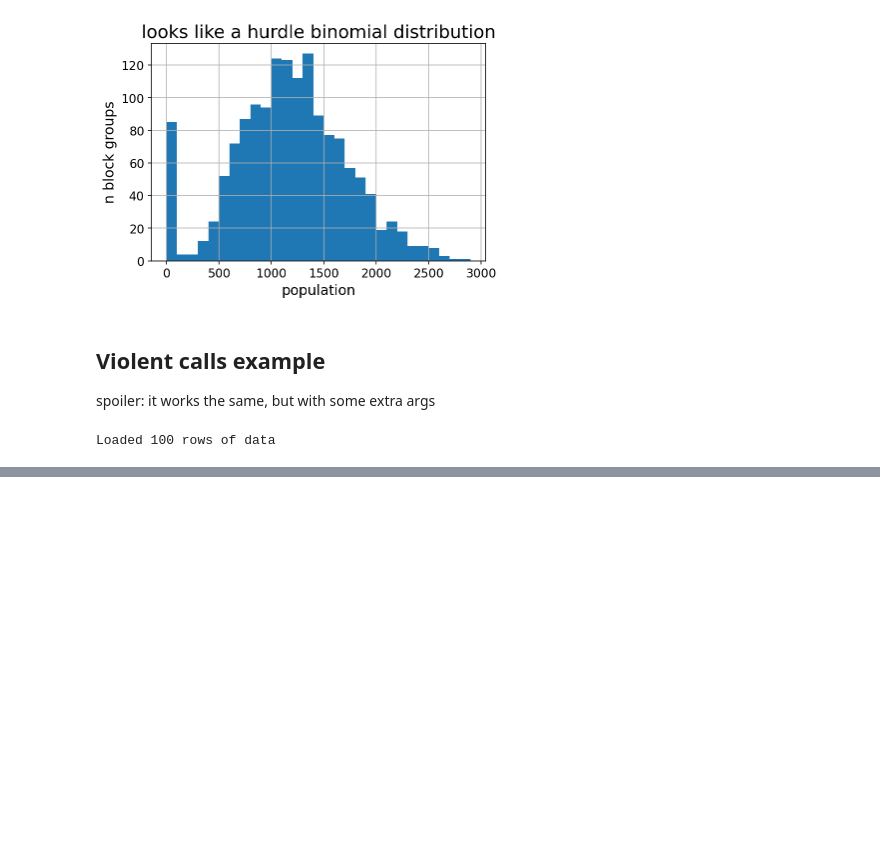
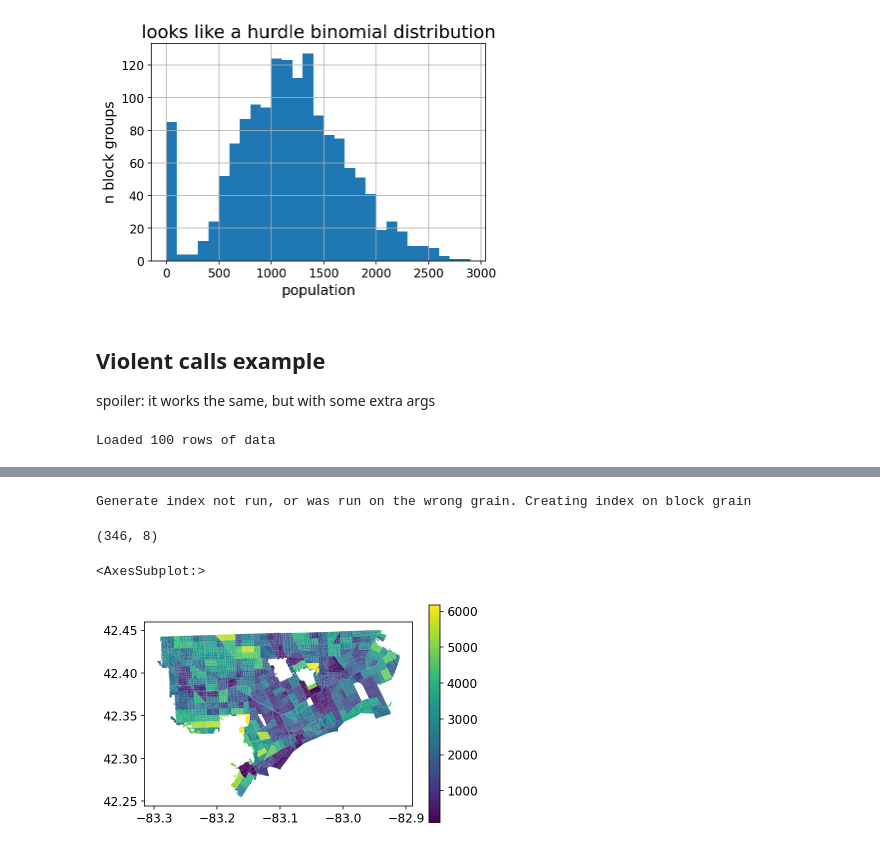
Before and after one commit to ahakso/detroit, a Jupyter notebook: tutorial_feature_constructor.ipynb, the cells around one changed output, grey strips where cells are left out. Drawn from its saved outputs; the diff is of its cells as text; code cells hidden in the pictures; blank space fills up the shorter version.

```diff
--- a/tutorial_feature_constructor.ipynb
+++ b/tutorial_feature_constructor.ipynb
@@ -121,0 +219,23 @@ call_feat.open_data_url('source')
+# %%
+f = self.construct_feature(target_geo_grain)
+# %% [output]
+Generate index not run, or was run on the wrong grain. Creating index on block grain
+# %%
+target_geo_grain = 'block'
+
+with_geo = self.assign_geo_column(target_geo_grain)
+
+blocks = get_detroit_census_blocks(self.decennial_census_year, './')
+blocks = blocks.assign(target_geo=lambda x: x.block_id // 10**(15-GEO_GRAIN_LEN_MAP[target_geo_grain])).dissolve(by='target_geo')
+
+df = pd.merge(blocks,with_geo,left_index=True,right_on='geo')
+# %%
+df.shape
+# %% [output]
+(346, 8)
+# %%
+
+df.plot('per_capita_income',legend=True)
+# %% [output]
+<AxesSubplot:>
+[figure, added]
```
Also changed, not shown: parts of 27 cells of this notebook.
